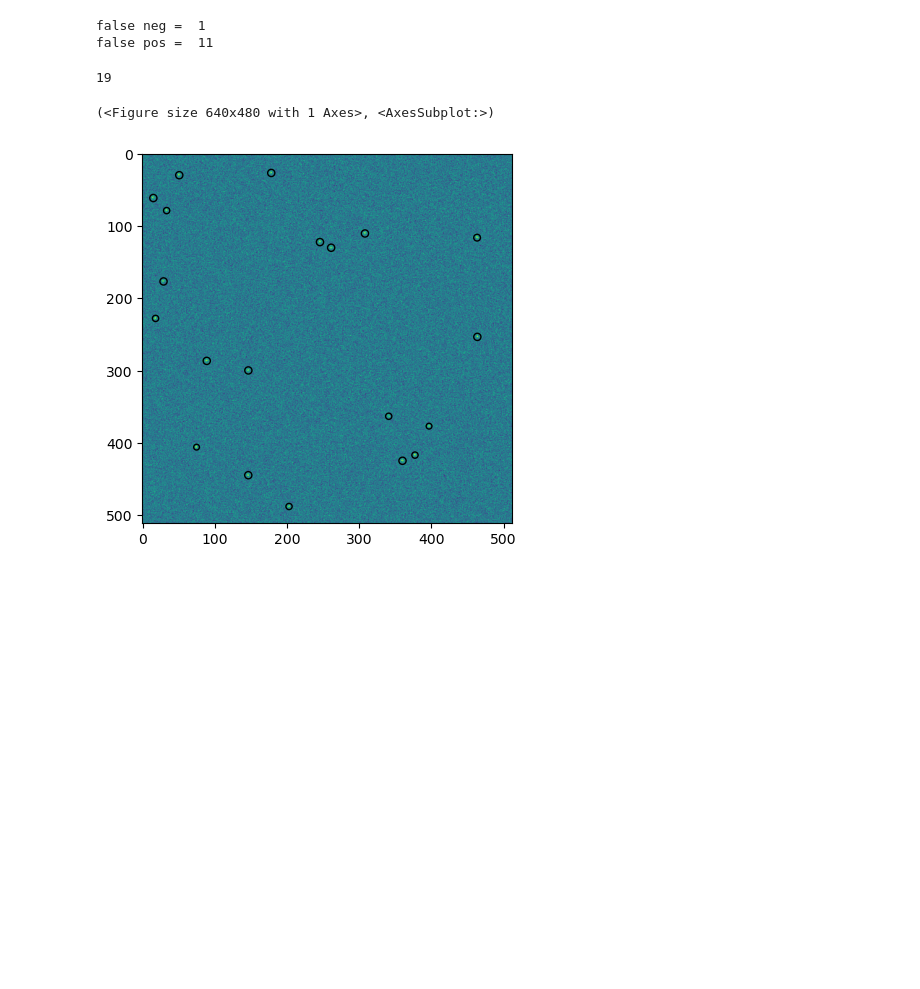
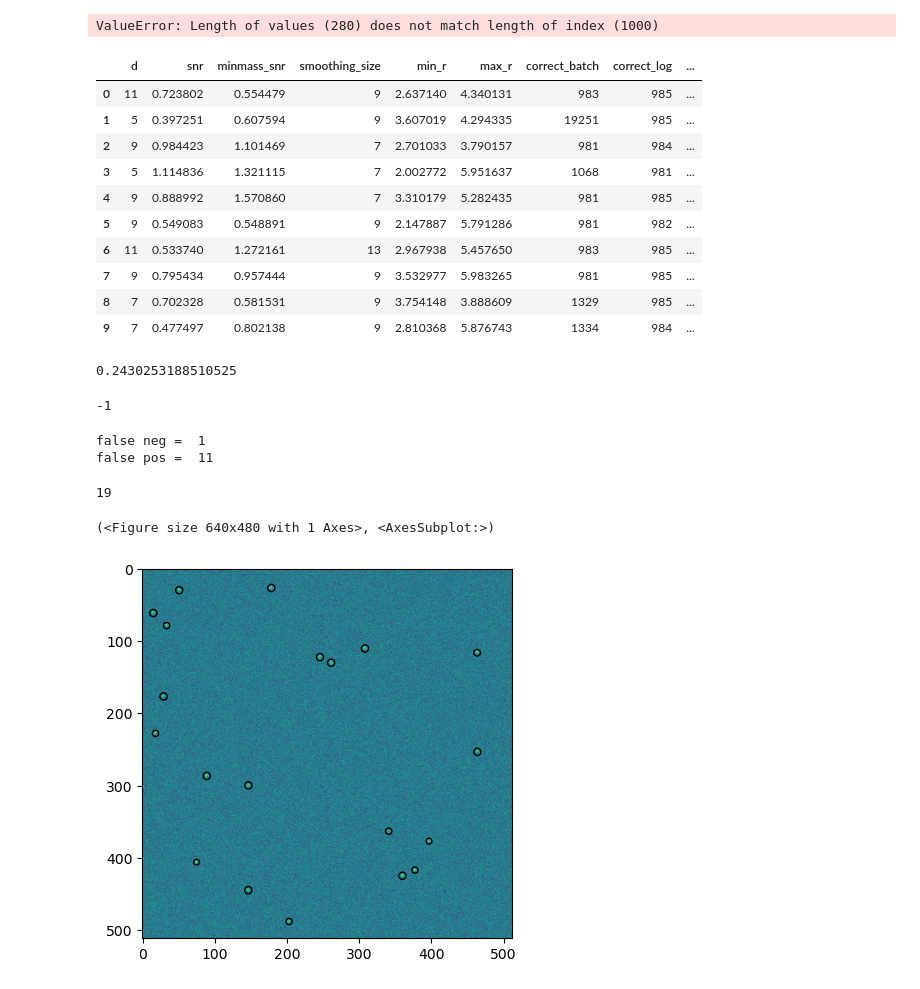
Before and after one commit to amfaber/tracking_optimizations, a Jupyter notebook: gpu-tracking/testing/video_sims/sims.ipynb, the cells around one changed output. Drawn from its saved outputs; the diff is of its cells as text; code cells hidden in the pictures; blank space fills up the shorter version.

Commit message:
connect all fixes

```diff
--- a/gpu-tracking/testing/video_sims/sims.ipynb
+++ b/gpu-tracking/testing/video_sims/sims.ipynb
@@ -26,4 +28,0 @@ snr = lambda sigma_for_each, ndim, I, bg_sigma: I/((np.sqrt(2*np.pi) * sigma_for
-# %%
-d = 7
-df = gt.batch(pic, d, snr = 1.1, minmass_snr = 0.4, characterize = True, doughnut_correction = True, adaptive_background = 2, smoothing_size = 11)
-gt.annotate_image(pic - bg, df, r = d/2)
@@ -32,0 +29,30 @@ gt.annotate_image(pic - bg, df, r = d/2)
+# %%
+output = []
+for i in range(10):
+    d = int(np.random.random()*4)*2 + 5
+    snr = np.random.uniform(0.5, 1.7)
+    minmass_snr = np.random.uniform(0.5, 1.7)
+    smoothing_size = int(np.random.random()*4)*2 + 7
+    rs = np.random.uniform(2, 6, size = 2)
+    n_radii = int(np.random.random()*5) + 10
+
+    df = gt.batch(vid, d, snr = snr, minmass_snr = 0.4, characterize = True, doughnut_correction = True, adaptive_background = 2, smoothing_size = 11)
+    df, truth = gt.connect(df, all_parts, 1.5)
+    merged = df.merge(truth, on = "connect particle", how = "outer")
+    false_neg_batch = merged["frame_x"].isna().sum()
+    false_pos_batch = merged["frame_y"].isna().sum()
+    correct_batch = len(merged) - false_neg_batch - false_pos_batch
+
+    df = gt.LoG(vid, rs.min(), rs.max(), n_radii = n_radii, snr = 1.5, minmass_snr = 0.0, characterize = True, smoothing_size = smoothing_size, doughnut_correction = True, overlap_threshold = 0.3, adaptive_background = 2)
+    df, truth = gt.connect(df, all_parts, 1.5)
+    merged = df.merge(truth, on = "connect particle", how = "outer")
+    false_neg_log = merged["frame_x"].isna().sum()
+    false_pos_log = merged["frame_y"].isna().sum()
+    correct_log = len(merged) - false_neg_log - false_pos_log
+
+    output.append(dict(d = d, snr = snr, minmass_snr = minmass_snr,
+        smoothing_size = smoothing_size, min_r = rs.min(), max_r = rs.max(),
+        correct_batch = correct_batch, correct_log = correct_log,
+        false_neg_log = false_neg_log, false_pos_log = false_pos_log,
+        false_neg_batch = false_neg_batch, false_pos_batch = false_pos_batch,
+    ))
@@ -33,3 +158,29 @@ gt.annotate_image(pic - bg, df, r = d/2)
+# %%
+df, truth = gt.connect(df, all_parts, 1.5)
+# %% [output]
+ValueError: Length of values (280) does not match length of index (1000)
+# %%
+pd.DataFrame(output)
+# %% [output]
+|  | d | snr | minmass_snr | smoothing_size | min_r | max_r | correct_batch | correct_log | ... |
+| 0 | 11 | 0.723802 | 0.554479 | 9 | 2.637140 | 4.340131 | 983 | 985 | ... |
+| 1 | 5 | 0.397251 | 0.607594 | 9 | 3.607019 | 4.294335 | 19251 | 985 | ... |
+| 2 | 9 | 0.984423 | 1.101469 | 7 | 2.701033 | 3.790157 | 981 | 984 | ... |
+| 3 | 5 | 1.114836 | 1.321115 | 7 | 2.002772 | 5.951637 | 1068 | 981 | ... |
+| 4 | 9 | 0.888992 | 1.570860 | 7 | 3.310179 | 5.282435 | 981 | 985 | ... |
+| 5 | 9 | 0.549083 | 0.548891 | 9 | 2.147887 | 5.791286 | 981 | 982 | ... |
+| 6 | 11 | 0.533740 | 1.272161 | 13 | 2.967938 | 5.457650 | 983 | 985 | ... |
+| 7 | 9 | 0.795434 | 0.957444 | 9 | 3.532977 | 5.983265 | 981 | 985 | ... |
+| 8 | 7 | 0.702328 | 0.581531 | 9 | 3.754148 | 3.888609 | 1329 | 985 | ... |
+| 9 | 7 | 0.477497 | 0.802138 | 9 | 2.810368 | 5.876743 | 1334 | 984 | ... |
+# %%
+np.random.uniform(0, 1, size = 2).min()
+# %% [output]
+0.2430253188510525
+# %%
+int(np.random.random()*3)-1
+# %% [output]
+-1
 # %%
 merge = df.merge(parts, on = "particle", how = "outer")
 print("false neg = ", merge["frame_x"].isna().sum())
```
Also changed, not shown: parts of 17 cells of this notebook, 5 other files.
